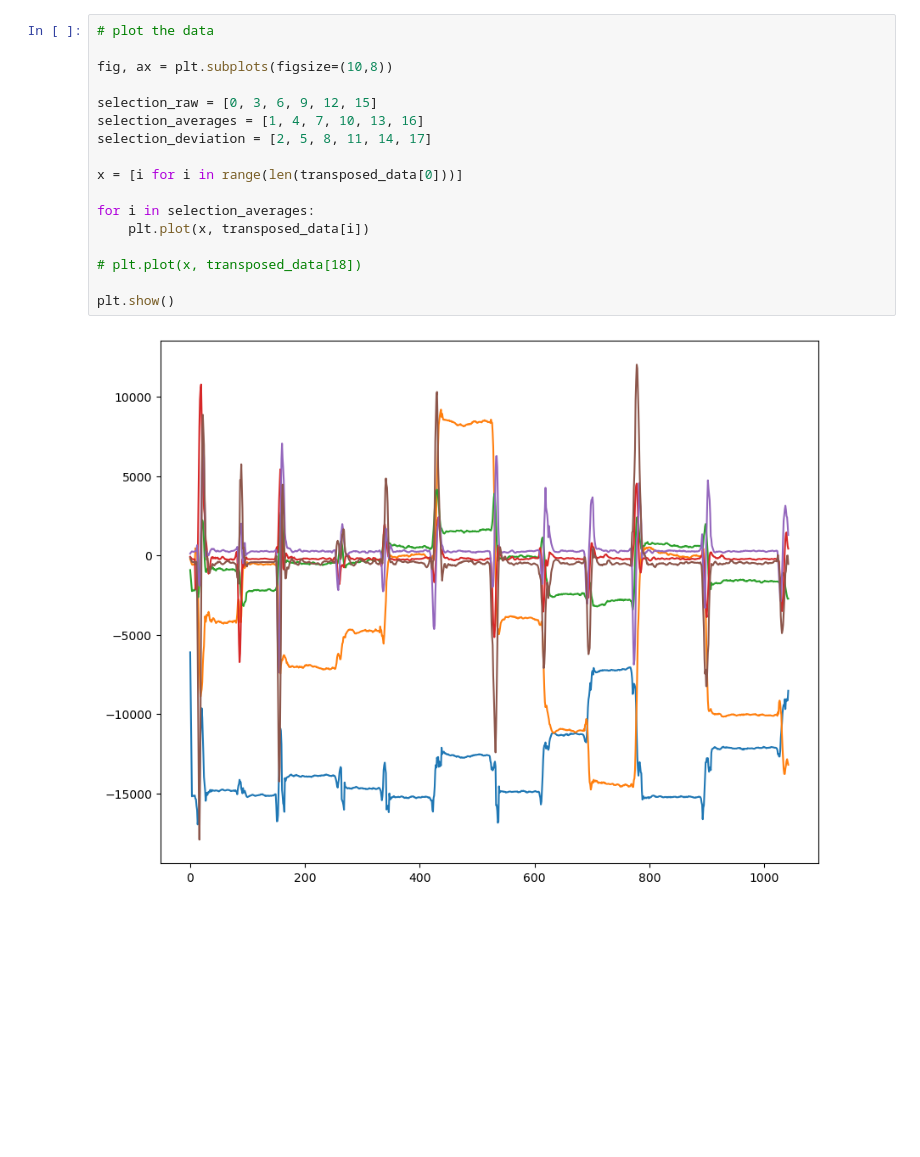
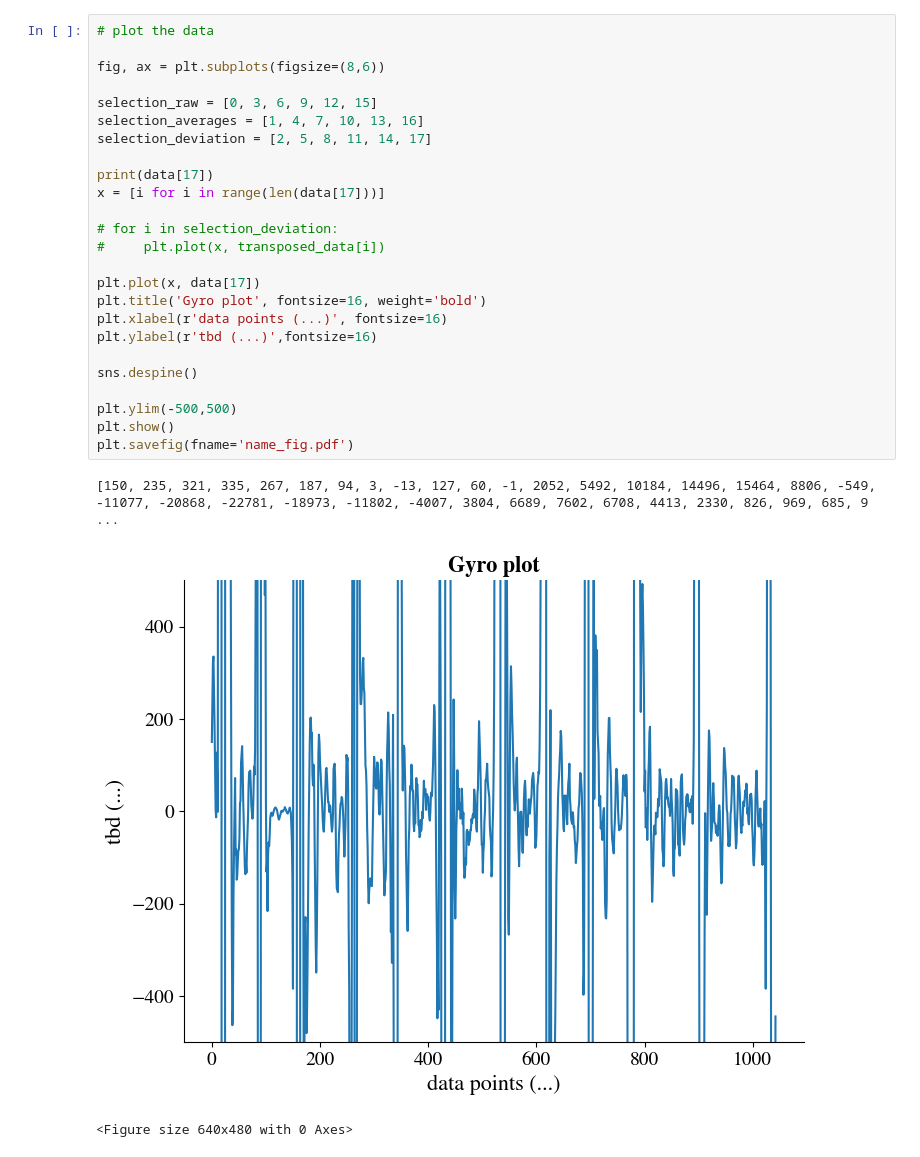
Before and after one commit to annnnna42/Arduino_KDC101_Control_and_Evaluation, a Jupyter notebook: gyro/gyro_plots.ipynb, the cells around one changed output. Cells and saved outputs as stored; diff of their text form; blank space fills up the shorter version.

```diff
--- a/gyro/gyro_plots.ipynb
+++ b/gyro/gyro_plots.ipynb
@@ -73,19 +56,29 @@ for data in transposed_data:
 # %%
 # plot the data
 
-fig, ax = plt.subplots(figsize=(10,8))
+fig, ax = plt.subplots(figsize=(8,6))
 
 selection_raw = [0, 3, 6, 9, 12, 15]
 selection_averages = [1, 4, 7, 10, 13, 16]
 selection_deviation = [2, 5, 8, 11, 14, 17]
 
-x = [i for i in range(len(transposed_data[0]))]
+print(data[17])
+x = [i for i in range(len(data[17]))]
 
-for i in selection_averages:
-    plt.plot(x, transposed_data[i])
+# for i in selection_deviation:
+#     plt.plot(x, transposed_data[i])
 
-# plt.plot(x, transposed_data[18])
+plt.plot(x, data[17])
+plt.title('Gyro plot', fontsize=16, weight='bold')
+plt.xlabel(r'data points (...)', fontsize=16)
+plt.ylabel(r'tbd (...)',fontsize=16)
 
+sns.despine()
+
+plt.ylim(-500,500)
 plt.show()
+plt.savefig(fname='name_fig.pdf')
 # %% [output]
+[150, 235, 321, 335, 267, 187, 94, 3, -13, 127, 60, -1, 2052, 5492, 10184, 14496, 15464, 8806, -549, -11077, -20868, -22781, -18973, -11802, -4007, 3804, 6689, 7602, 6708, 4413, 2330, 826, 969, 685, 9 ...
-[figure, old version]
+[figure, new version]
+<Figure size 640x480 with 0 Axes>
```
Also changed, not shown: parts of 1 cell of this notebook, 2 other files.
